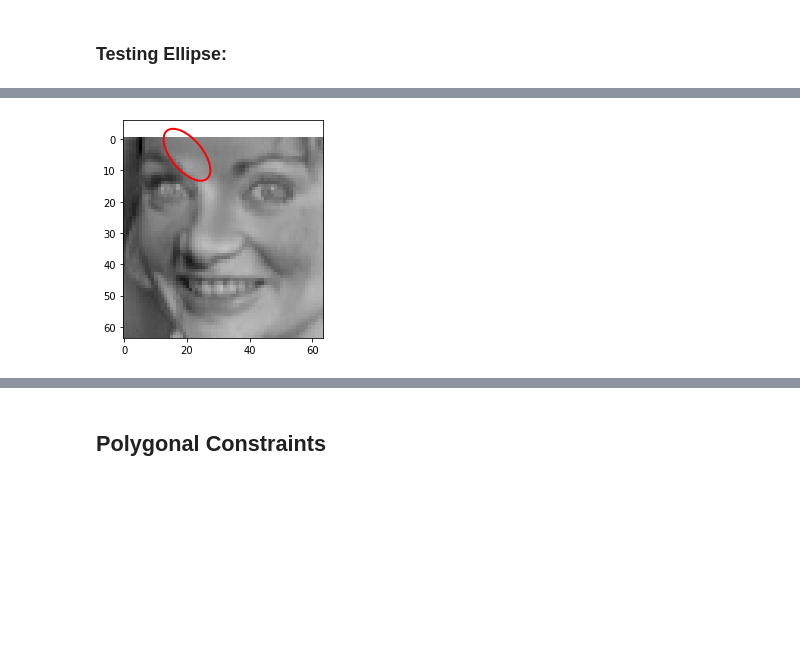
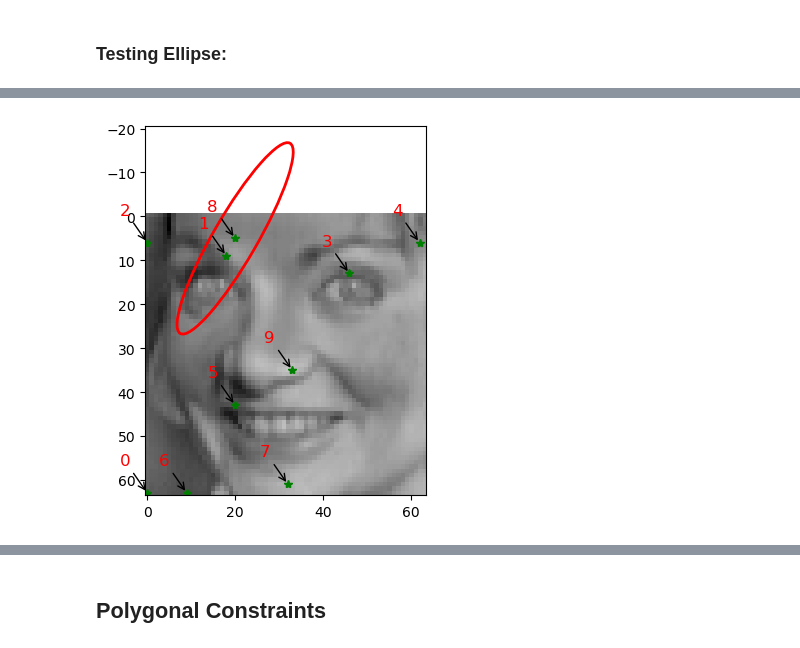
Before and after one commit to dynamicslab/pysensors, a Jupyter notebook: examples/functional_constraints_class.ipynb, the cells around one changed output, grey strips where cells are left out. Drawn from its saved outputs; the diff is of its cells as text; code cells hidden in the pictures; blank space fills up the shorter version.

```diff
--- a/examples/functional_constraints_class.ipynb
+++ b/examples/functional_constraints_class.ipynb
@@ -172,7 +190,7 @@ circle.plot_grid(all_sensors=all_sensors_unconst)
 const_idx, rank = circle.get_constraint_indices(all_sensors = all_sensors_unconst,info= X_train)  #get_indices
 # %%
 # Define the number of constrained sensors allowed (s)
-n_const_sensors = 5
+n_const_sensors = 2
 # Define the GQR optimizer for the exact_n sensor placement strategy
 optimizer_circle = ps.optimizers.GQR()
 opt_exact_kws={'idx_constrained':const_idx,
@@ -284,6 +302,6 @@ line1.annotate_sensors(sensors = top_sensors_line, all_sensors = all_sensors_unc
 # ellipse = ps.utils._constraints.Ellipse(center_x = 20, center_y = 50, half_major_axis = 6, half_minor_axis = 4, loc = 'in',data = X_train) #Plotting the constrained circle
 # ellipse.draw_constraint() ###Plotting just the constraint
 # %%
-ellipse = ps.utils._constraints.Ellipse(center_x = 20, center_y = 5, width = 20, height = 10, angle=50,loc = 'in',data = X_train) #Plotting the constrained circle
+ellipse = ps.utils._constraints.Ellipse(center_x = 20, center_y = 5, width = 10, height = 50, angle=30,loc = 'in',data = X_train) #Plotting the constrained circle
 ellipse.draw_constraint() ###Plotting just the constraint
 # %% [output]
@@ -291,7 +317,10 @@ ellipse.draw_constraint() ###Plotting just the constraint
 # %%
 ellipse.plot_constraint_on_data(plot_type='image') ## Plotting the constraint on the data
+
+ellipse.plot_selected_sensors(sensors = sensors_unconst, all_sensors = all_sensors_unconst)
+ellipse.annotate_sensors(sensors = sensors_unconst, all_sensors = all_sensors_unconst)
 # %% [output]
-[figure, old version]
+[figure, new version]
 # %%
 const_idx_ellipse, rank_ellipse = ellipse.get_constraint_indices(all_sensors=all_sensors_unconst, info = X_train)
 # %%
```
Also changed, not shown: parts of 39 cells of this notebook, 2 other files.
